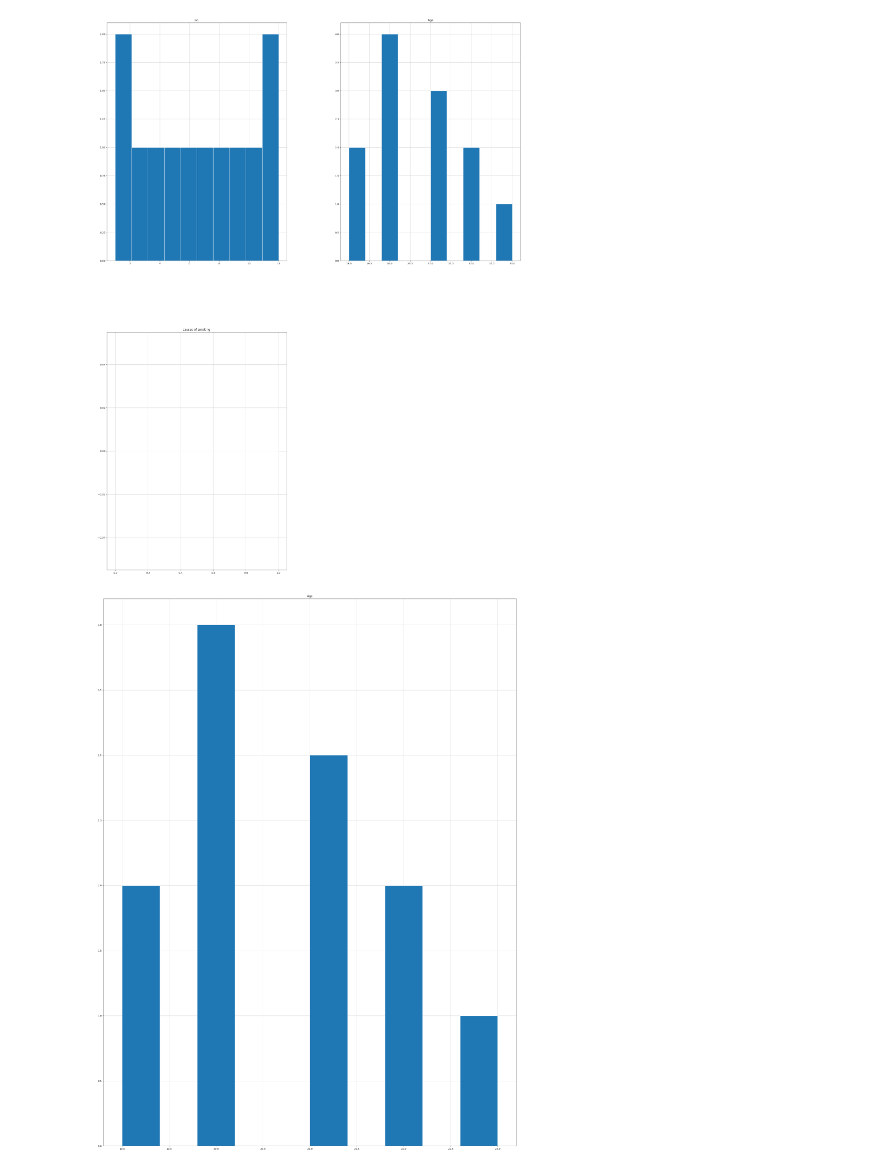
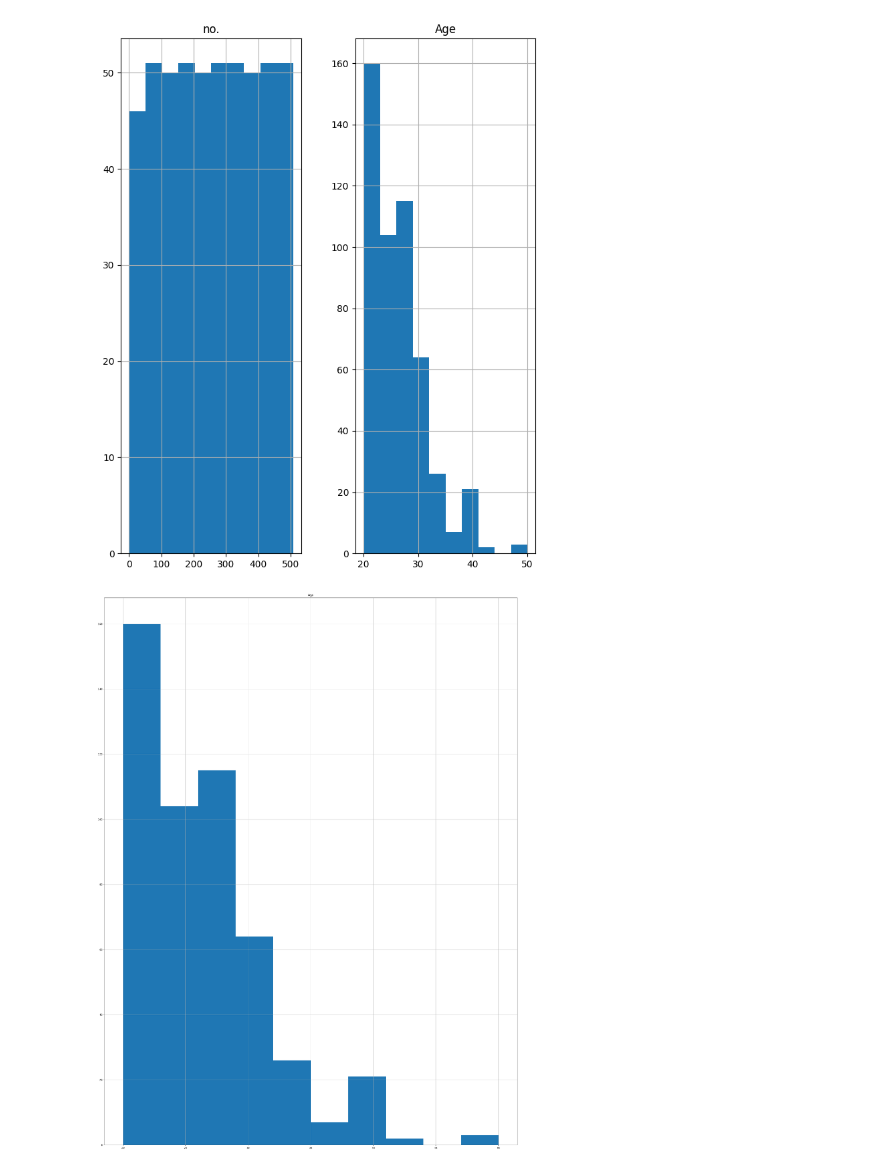
Before and after one commit to Muhamadkamil53/Smoking-Habit, a Jupyter notebook: Smoking.ipynb, the cells around one changed output. Cells and saved outputs as stored; diff of their text form; code cells hidden in the pictures.

```diff
--- a/Smoking.ipynb
+++ b/Smoking.ipynb
@@ -60,6 +35,6 @@ import numpy as np
 import openpyxl as xl
 from openpyxl import workbook, load_workbook
 # %%
-mydata = pd.read_csv('Smoking.csv')
+mydata = pd.read_csv('SmokingH.csv')
 # %%
 mydata.describe()
@@ -76,16 +41,16 @@ mydata.describe()
 # %%
 import matplotlib.pyplot as plt
 %matplotlib inline
 
-mydata.hist(figsize=(30,40))
+mydata.hist(figsize=(8,10))
 plt.show()
 # %% [output]
-[figure, old version]
+[figure, new version]
 # %%
 mydata.hist(['Age'], figsize=(30,40))
 plt.show()
 # %% [output]
-[figure, old version]
+[figure, new version]
 # %%
 import seaborn as sns
 
```
Also changed, not shown: parts of 100 cells of this notebook.
